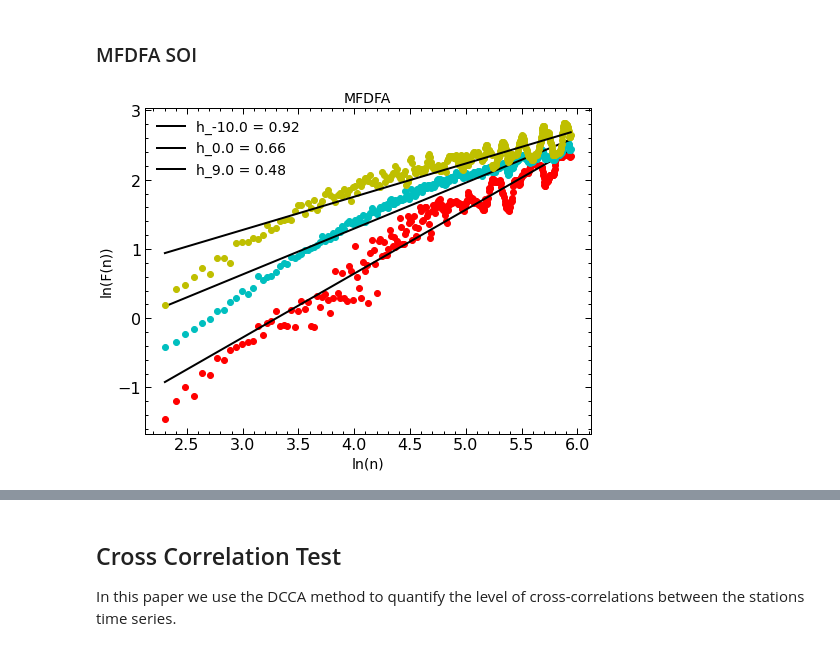
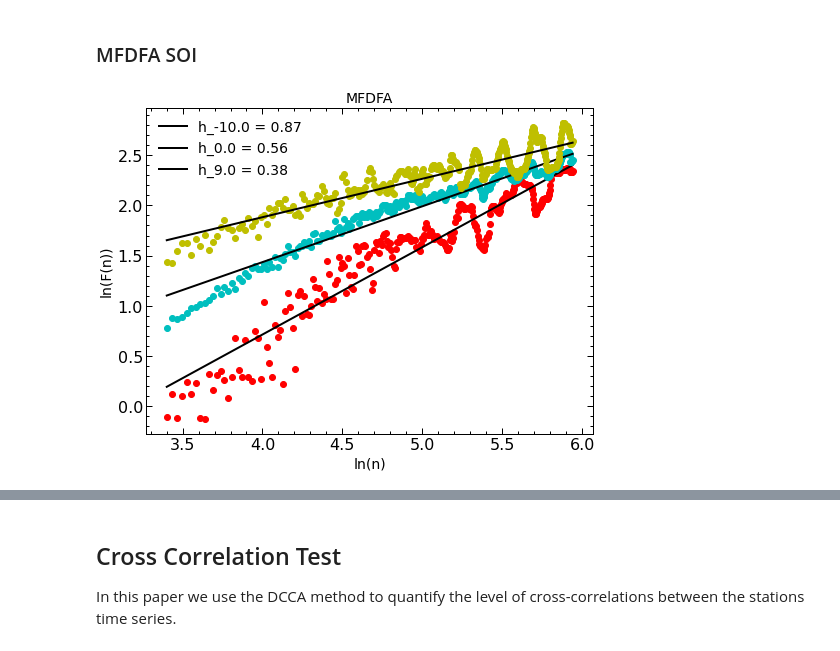
Before and after one commit to sebasjaro/MFDFAX, a Jupyter notebook: Python/El Niño - Southern Oscillation.ipynb, the cells around one changed output, grey strips where cells are left out. Saved outputs shown, nothing was run; the diff lists cells and outputs as text; code cells hidden in the pictures.

```diff
--- a/Python/El Niño - Southern Oscillation.ipynb
+++ b/Python/El Niño - Southern Oscillation.ipynb
@@ -468,25 +469,26 @@ plt.show()
 # %% [markdown]
 ### MFDFA SOI
 # %%
+winSizes = fu.linRangeByStep(30, 380)
 n_soi, F_soi = mfdfa_soi.computeFlucVec(winSizes, qs, revSeg=revseg, polOrd = 1)
 list_H_soi, list_H_intercept_soi = mfdfa_soi.fitFlucVec()
 plt.plot(np.log(n_soi), np.log(F_soi[0, :]), 'ro')
 plt.plot(np.log(n_soi), list_H_intercept_soi[0]+list_H_soi[0]*np.log(n_soi), 'k-', label='h_{:.1f} = {:.2f}'.format(qs[0], list_H_soi[0]))
 half_idx = int(len(qs)/2)
 plt.plot(np.log(n_soi), np.log(F_soi[half_idx, :]), 'co')
 plt.plot(np.log(n_soi), list_H_intercept_soi[half_idx]+list_H_soi[half_idx]*np.log(n_soi),
          'k-', label='h_{:.1f} = {:.2f}'.format(qs[half_idx], list_H_soi[half_idx]))
 plt.plot(np.log(n_soi), np.log(F_soi[-1, :]), 'yo')
 plt.plot(np.log(n_soi), list_H_intercept_soi[-1]+list_H_soi[-1]*np.log(n_soi), 'k-',
          label='h_{:.1f} = {:.2f}'.format(qs[-1], list_H_soi[-1]))
 plt.xlabel('ln(n)', fontsize=14)
 plt.ylabel('ln(F(n))', fontsize=14)
 plt.title('MFDFA', fontsize=14)
 plt.legend(loc=0, fontsize=14)
 plt.savefig('fig_7.pdf')
 plt.show()
 # %% [output]
-[figure, old version]
+[figure, new version]
 # %%
 plt.plot(qs, list_H_dar, 'ro-')
 plt.plot(qs, list_H_tah, 'bo-')
```
Also changed, not shown: parts of 4 cells of this notebook.
